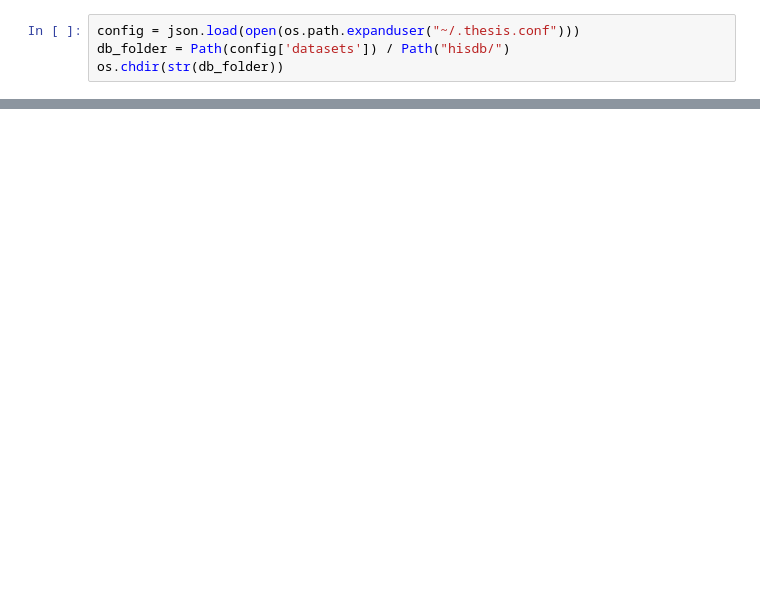
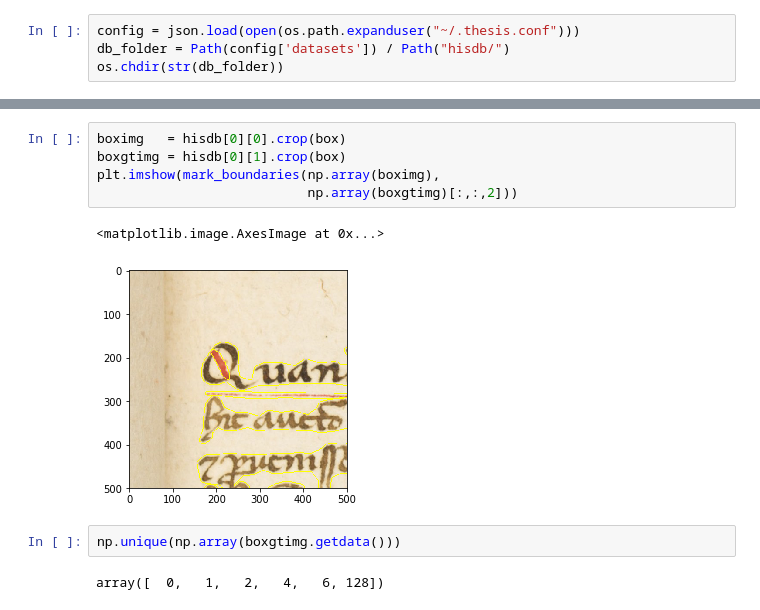
Before and after one commit to kaphka/imi-master-thesis, a Jupyter notebook: notebooks/data/hisdb.ipynb, the cells around one changed output, grey strips where cells are left out. Saved outputs shown, nothing was run; the diff lists cells and outputs as text; blank space fills up the shorter version.

```diff
--- a/notebooks/data/hisdb.ipynb
+++ b/notebooks/data/hisdb.ipynb
@@ -75,0 +94,12 @@ True
+# %%
+boximg   = hisdb[0][0].crop(box)
+boxgtimg = hisdb[0][1].crop(box)
+plt.imshow(mark_boundaries(np.array(boximg),
+                           np.array(boxgtimg)[:,:,2]))
+# %% [output]
+<matplotlib.image.AxesImage at 0x...>
+[figure, added]
+# %%
+np.unique(np.array(boxgtimg.getdata()))
+# %% [output]
+array([  0,   1,   2,   4,   6, 128])
```
Also changed, not shown: parts of 15 cells of this notebook, 2 other files.
